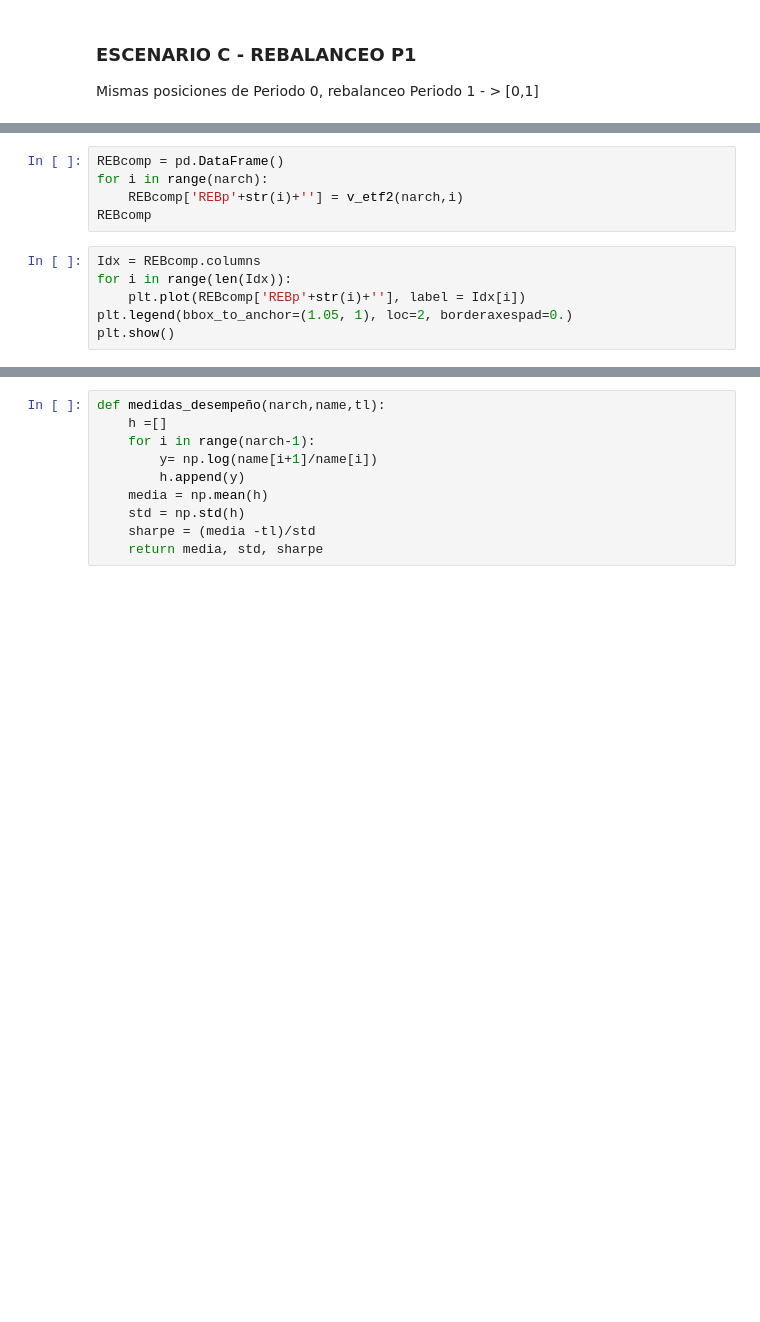
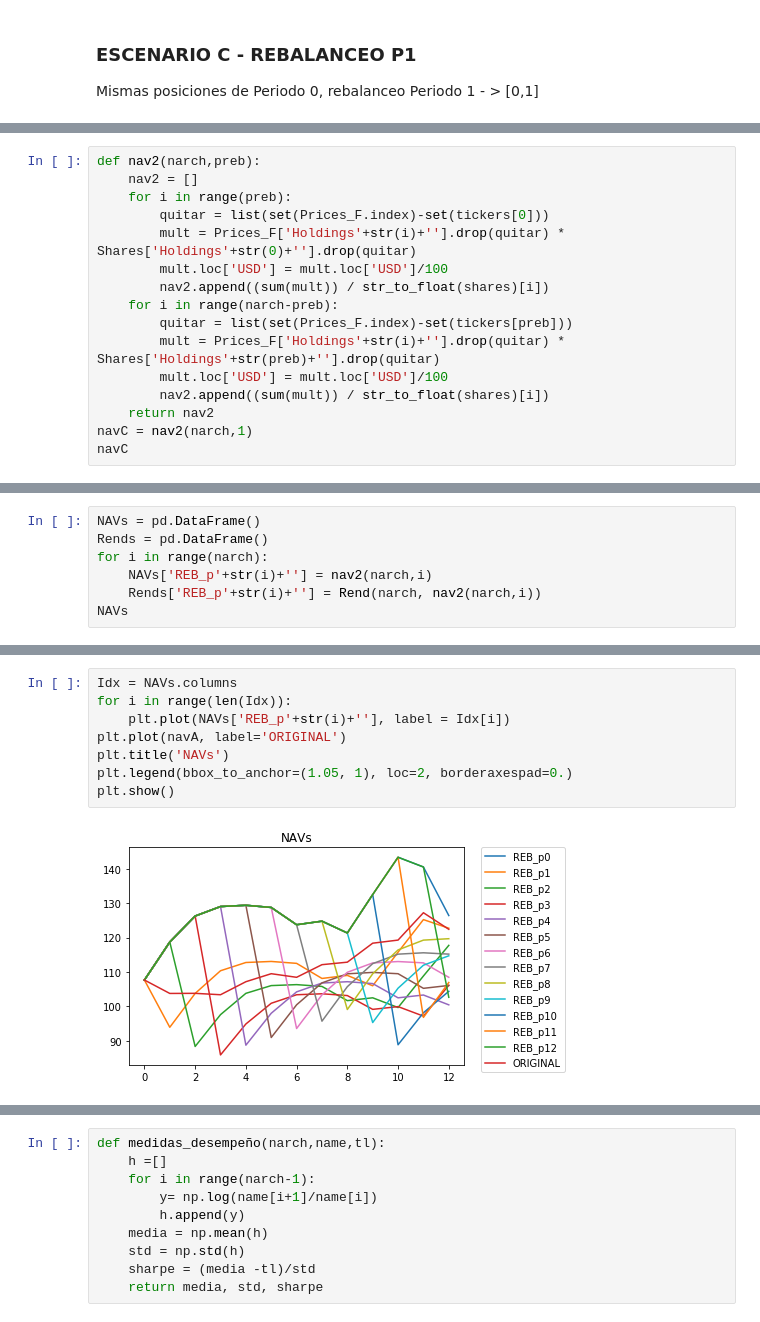
Before and after one commit to Marisolcantarero95/TRADING, a Jupyter notebook: Lab1_EqA/A_myst_Laboratorio1.ipynb, the cells around one changed output, grey strips where cells are left out. Saved outputs shown, nothing was run; the diff lists cells and outputs as text; blank space fills up the shorter version.

```diff
--- a/Lab1_EqA/A_myst_Laboratorio1.ipynb
+++ b/Lab1_EqA/A_myst_Laboratorio1.ipynb
@@ -390,11 +324,16 @@ def v_etf2(narch,preb):
-# %%
-REBcomp = pd.DataFrame()
-for i in range(narch):
-    REBcomp['REBp'+str(i)+''] = v_etf2(narch,i)
-REBcomp
-# %%
-Idx = REBcomp.columns
-for i in range(len(Idx)):
-    plt.plot(REBcomp['REBp'+str(i)+''], label = Idx[i])
-plt.legend(bbox_to_anchor=(1.05, 1), loc=2, borderaxespad=0.)
-plt.show()
+# %%
+def nav2(narch,preb):
+    nav2 = []
+    for i in range(preb):
+        quitar = list(set(Prices_F.index)-set(tickers[0]))
+        mult = Prices_F['Holdings'+str(i)+''].drop(quitar) * Shares['Holdings'+str(0)+''].drop(quitar)
+        mult.loc['USD'] = mult.loc['USD']/100
+        nav2.append((sum(mult)) / str_to_float(shares)[i])
+    for i in range(narch-preb):
+        quitar = list(set(Prices_F.index)-set(tickers[preb]))
+        mult = Prices_F['Holdings'+str(i)+''].drop(quitar) * Shares['Holdings'+str(preb)+''].drop(quitar)
+        mult.loc['USD'] = mult.loc['USD']/100
+        nav2.append((sum(mult)) / str_to_float(shares)[i])
+    return nav2
+navC = nav2(narch,1)
+navC
@@ -400,0 +450,7 @@ plt.show()
+# %%
+NAVs = pd.DataFrame()
+Rends = pd.DataFrame()
+for i in range(narch):
+    NAVs['REB_p'+str(i)+''] = nav2(narch,i)
+    Rends['REB_p'+str(i)+''] = Rend(narch, nav2(narch,i))
+NAVs
@@ -400,0 +488,10 @@ plt.show()
+# %%
+Idx = NAVs.columns
+for i in range(len(Idx)):
+    plt.plot(NAVs['REB_p'+str(i)+''], label = Idx[i])
+plt.plot(navA, label='ORIGINAL')
+plt.title('NAVs')
+plt.legend(bbox_to_anchor=(1.05, 1), loc=2, borderaxespad=0.)
+plt.show()
+# %% [output]
+[figure, added]
```
Also changed, not shown: parts of 52 cells of this notebook.
